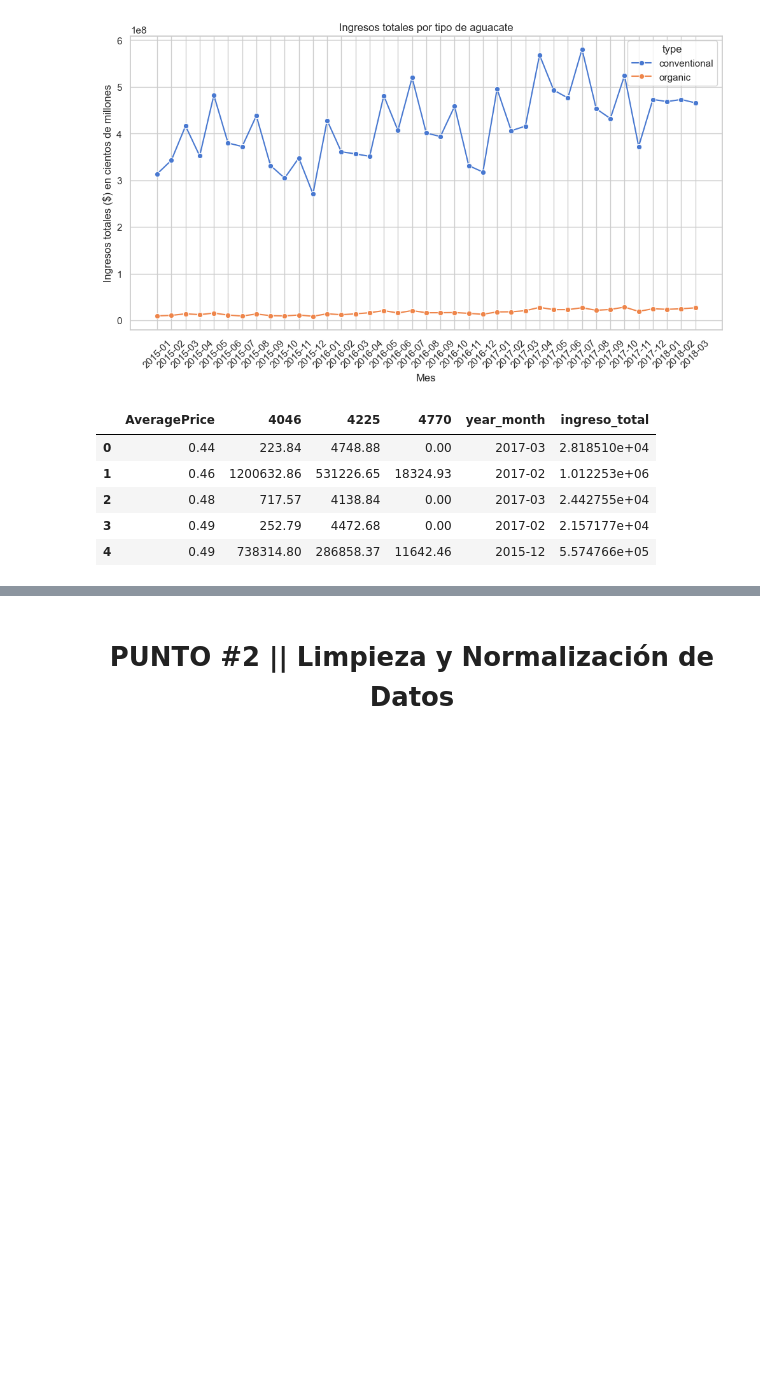
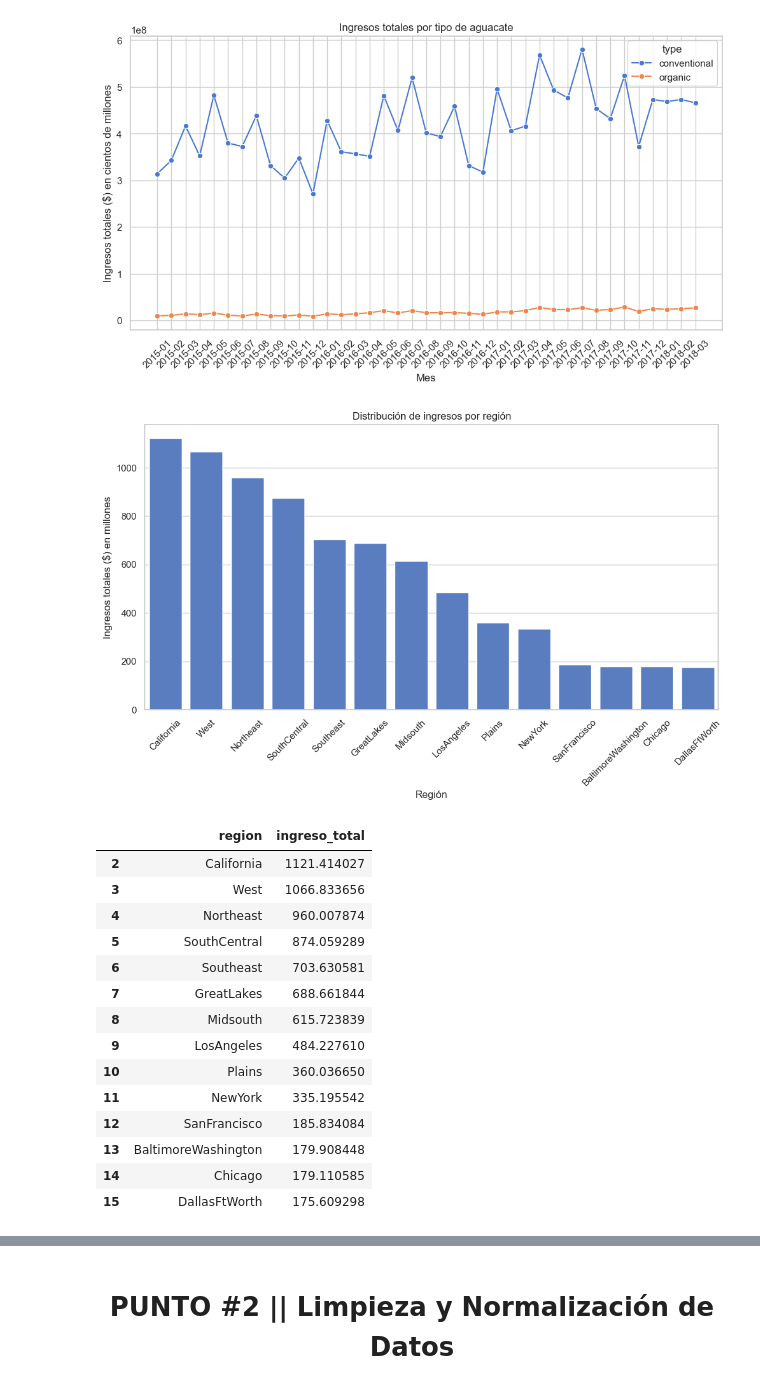
Before and after one commit to juancursed/avocado_prices, a Jupyter notebook: main.ipynb, the cells around one changed output, grey strips where cells are left out. Saved outputs shown, nothing was run; the diff lists cells and outputs as text; code cells hidden in the pictures; blank space fills up the shorter version.

```diff
--- a/main.ipynb
+++ b/main.ipynb
@@ -360,23 +391,36 @@ plt.show()
 # %% [output]
 [figure]
 # %%
-#Ingresos por tipo de aguacate
-ingreso_por_tipo = df.groupby(['AveragePrice','4046','4225', '4770', 'year_month'])['ingreso_total'].sum().reset_index()
+df_regiones_por_ingreso = df.groupby(['region'])['ingreso_total'].sum().reset_index()
+df_regiones_por_ingreso.sort_values(by='ingreso_total', ascending=False, inplace=True)
 
-'''plt.figure(figsize=(12, 6))
+df_regiones_por_ingreso['ingreso_total'] = df_regiones_por_ingreso['ingreso_total'] / 1000000  # Convertir a millones
+df_regiones_por_ingreso.index = range(1, len(df_regiones_por_ingreso) + 1)
+df_regiones_por_ingreso_filtrado = df_regiones_por_ingreso.iloc[1 : 15]
 
-sns.lineplot(data=ingreso_por_tipo,x= 'year_month', y='ingreso_total', marker="o")
-plt.title('Ingresos totales por tipo de aguacate')
-plt.xlabel('Mes')
-plt.ylabel('Ingresos totales ($) en cientos de millones')
+plt.figure(figsize=(12, 6))
+sns.barplot(data=df_regiones_por_ingreso_filtrado, x='region', y='ingreso_total')
+plt.title('Distribución de ingresos por región')
+plt.xlabel('Región')
+plt.ylabel('Ingresos totales ($) en millones')
 plt.xticks(rotation=45)
-plt.show()'''
+plt.show()
 
-ingreso_por_tipo.head()
+df_regiones_por_ingreso_filtrado
 # %% [output]
+[figure, added]
-|  | AveragePrice | 4046 | 4225 | 4770 | year_month | ingreso_total |
-| 0 | 0.44 | 223.84 | 4748.88 | 0.00 | 2017-03 | 2.818510e+04 |
-| 1 | 0.46 | 1200632.86 | 531226.65 | 18324.93 | 2017-02 | 1.012253e+06 |
-| 2 | 0.48 | 717.57 | 4138.84 | 0.00 | 2017-03 | 2.442755e+04 |
-| 3 | 0.49 | 252.79 | 4472.68 | 0.00 | 2017-02 | 2.157177e+04 |
-| 4 | 0.49 | 738314.80 | 286858.37 | 11642.46 | 2015-12 | 5.574766e+05 |
+|  | region | ingreso_total |
+| 2 | California | 1121.414027 |
+| 3 | West | 1066.833656 |
+| 4 | Northeast | 960.007874 |
+| 5 | SouthCentral | 874.059289 |
+| 6 | Southeast | 703.630581 |
+| 7 | GreatLakes | 688.661844 |
+| 8 | Midsouth | 615.723839 |
+| 9 | LosAngeles | 484.227610 |
+| 10 | Plains | 360.036650 |
+| 11 | NewYork | 335.195542 |
+| 12 | SanFrancisco | 185.834084 |
+| 13 | BaltimoreWashington | 179.908448 |
+| 14 | Chicago | 179.110585 |
+| 15 | DallasFtWorth | 175.609298 |
```
Also changed, not shown: parts of 17 cells of this notebook.
